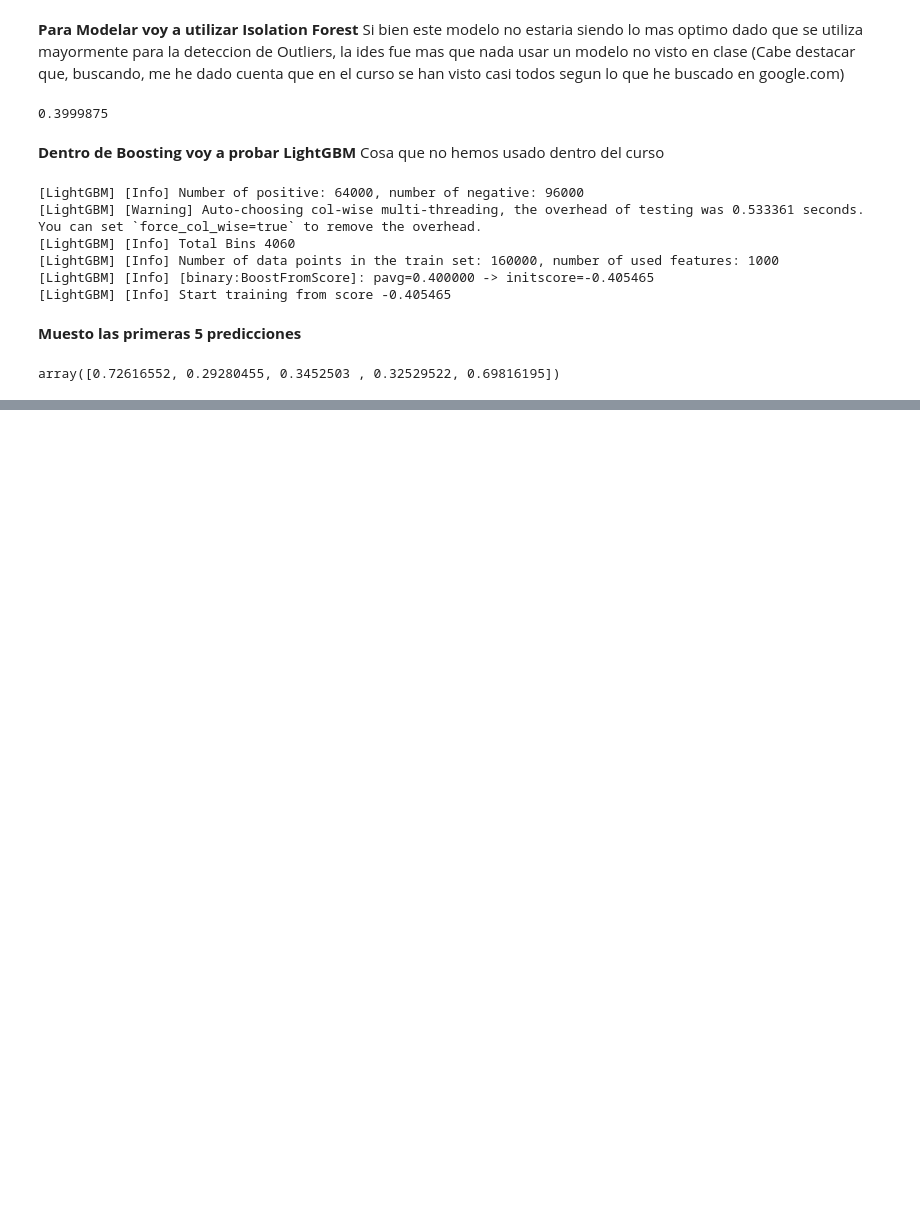
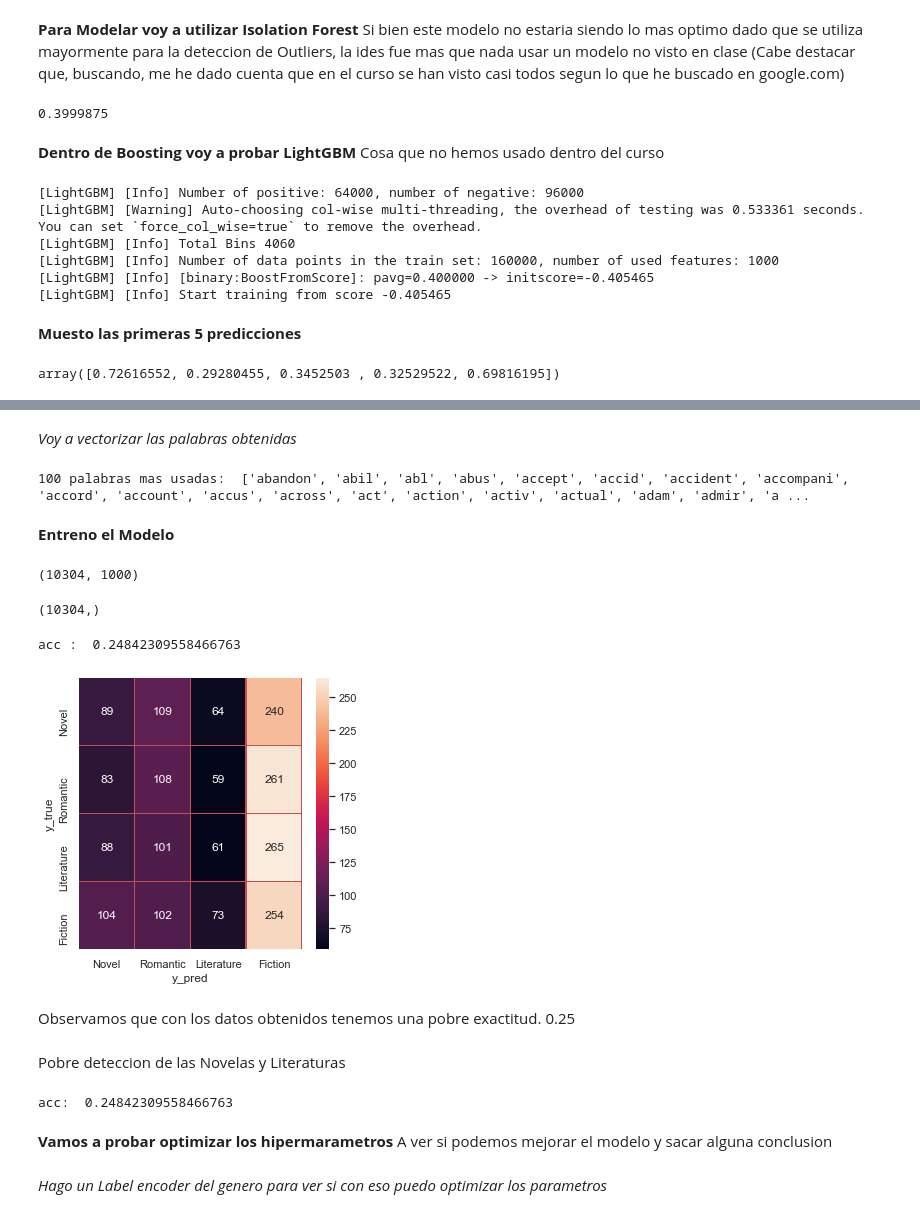
Before and after one commit to ldibello/proyecto_Final_LDB, a Jupyter notebook: DS_Proyecto_FINAL_NLP_DI_BELLO.ipynb, the cells around one changed output, grey strips where cells are left out. Drawn from its saved outputs; the diff is of its cells as text; code cells hidden in the pictures; blank space fills up the shorter version.

Commit message:
Actualizacion TP Final

```diff
--- a/DS_Proyecto_FINAL_NLP_DI_BELLO.ipynb
+++ b/DS_Proyecto_FINAL_NLP_DI_BELLO.ipynb
@@ -519,0 +658,2 @@ array([0.72616552, 0.29280455, 0.3452503 , 0.32529522, 0.69816195])
+# %% [markdown]
+*Voy a vectorizar las palabras obtenidas*
@@ -519,0 +671,72 @@ array([0.72616552, 0.29280455, 0.3452503 , 0.32529522, 0.69816195])
+# %%
+matriz_sinopsys = cou_vec.fit_transform(list_sonopsys)
+
+# Tomamos las palabras
+all_words = cou_vec.get_feature_names()
+
+# Vizualizamos las 50 palabras mas usadas
+print("100 palabras mas usadas: ",all_words[0:100])
+# %% [output]
+100 palabras mas usadas:  ['abandon', 'abil', 'abl', 'abus', 'accept', 'accid', 'accident', 'accompani', 'accord', 'account', 'accus', 'across', 'act', 'action', 'activ', 'actual', 'adam', 'admir', 'a ...
+# %% [markdown]
+**Entreno el Modelo**
+# %%
+x = matriz_sinopsys.toarray()
+y = gender
+
+from sklearn.model_selection import train_test_split
+xtrain, xtest, ytrain, ytest = train_test_split(x,y,test_size=0.2,random_state=42,stratify=y)
+# %%
+x.shape
+# %% [output]
+(10304, 1000)
+# %%
+y.shape
+# %% [output]
+(10304,)
+# %%
+from sklearn.metrics import confusion_matrix
+import seaborn as sns
+
+def confusion(ytest,y_pred):
+    names=["Novel","Romantic","Literature","Fiction"]
+    cm=confusion_matrix(ytest,y_pred)
+    f,ax=plt.subplots(figsize=(5,5))
+    sns.heatmap(cm,annot=True,linewidth=.5,linecolor="r",fmt=".0f",ax=ax)
+    plt.xlabel("y_pred")
+    plt.ylabel("y_true")
+    ax.set_xticklabels(names)
+    ax.set_yticklabels(names)
+    plt.show()
+
+    return
+# %%
+from sklearn.naive_bayes import GaussianNB
+nb = GaussianNB()
+nb.fit(xtrain,ytrain)
+print("acc : ", nb.score(xtest,ytest))
+# %% [output]
+acc :  0.24842309558466763
+# %%
+y_pred=nb.predict(xtest)
+confusion(ytest,y_pred)
+# %% [output]
+[figure, added]
+# %% [markdown]
+Observamos que con los datos obtenidos tenemos una pobre exactitud. 0.25
+# %% [markdown]
+Pobre deteccion de las Novelas y Literaturas
+# %%
+from sklearn.ensemble import RandomForestClassifier
+from sklearn.metrics import confusion_matrix
+from sklearn.neighbors import KNeighborsClassifier
+
+rf = RandomForestClassifier(n_estimators = 50, random_state=42)
+rf.fit(xtrain,ytrain)
+print("acc: ",rf.score(xtest,ytest))
+# %% [output]
+acc:  0.24842309558466763
+# %% [markdown]
+**Vamos a probar optimizar los hipermarametros** A ver si podemos mejorar el modelo y sacar alguna conclusion
+# %% [markdown]
+*Hago un Label encoder del genero para ver si con eso puedo optimizar los parametros*
```
Also changed, not shown: parts of 26 cells of this notebook.
